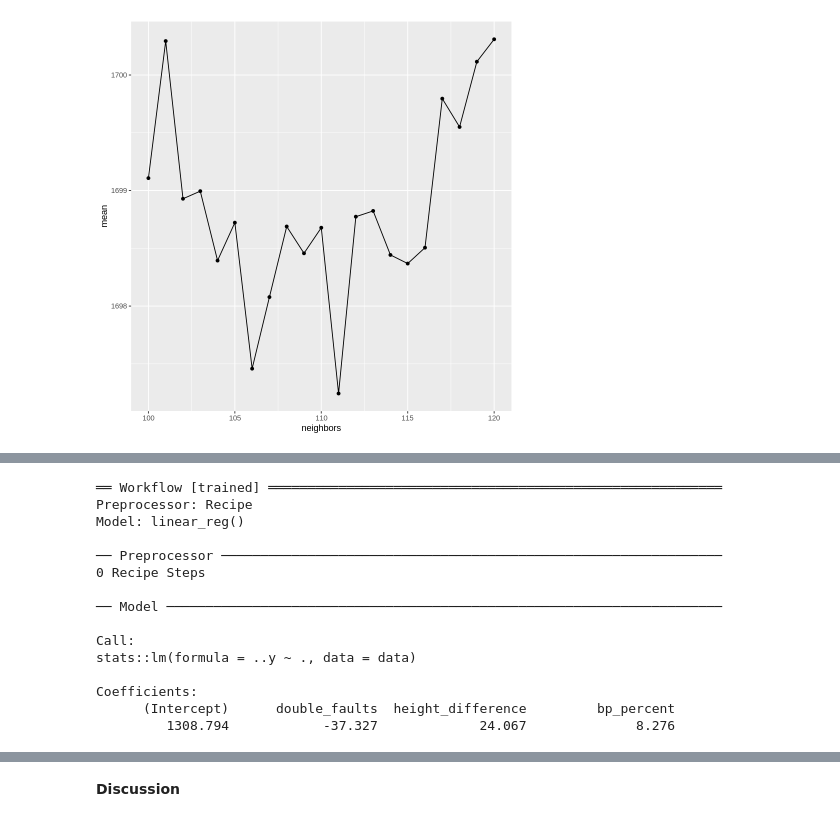
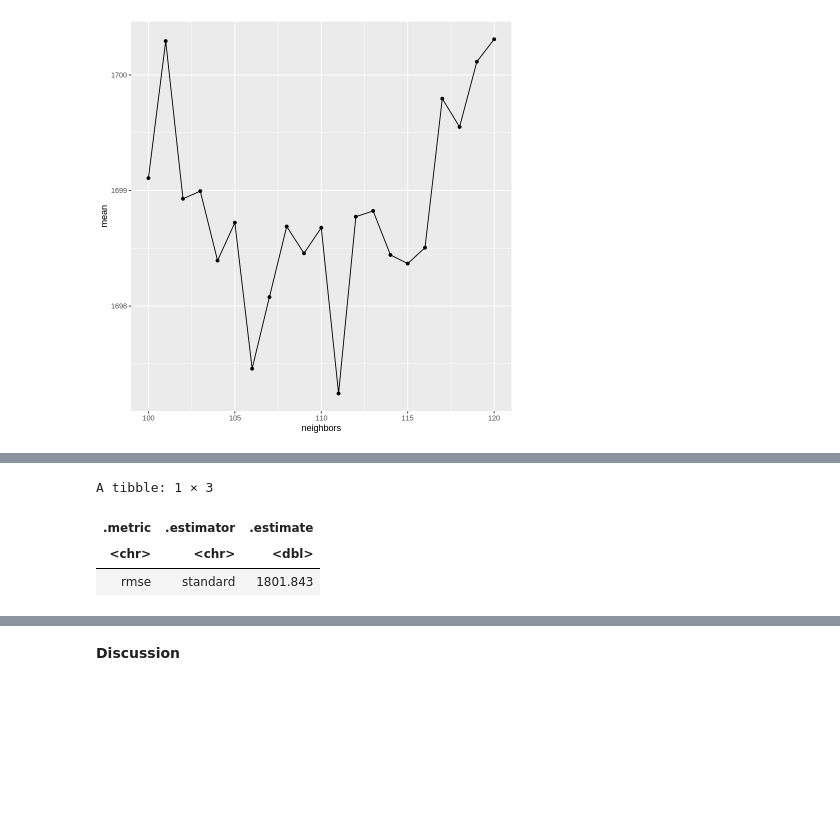
Before and after one commit to EliNAdr/DSCI-100_007-13, a Jupyter notebook: Project_report.ipynb, the cells around one changed output, grey strips where cells are left out. Saved outputs shown, nothing was run; the diff lists cells and outputs as text; code cells hidden in the pictures; blank space fills up the shorter version.

```diff
--- a/Project_report.ipynb
+++ b/Project_report.ipynb
@@ -134,36 +116,37 @@ bpratio_plot
 set.seed(5342)
 # data analysis (knn regression) - tuning
 
+# testing which predictors to include and running cross-validation
+
 # height and df: best k = 143 - rmse = 1722.395
 # height, df, bp: best k = 27 - rmse = 1732.282
 # df and bp: best k = 322 - rmse = 1808.461
-# height and bp: best k = 111 - rmse = 1697.243
+# height and bp: best k = 111 - rmse = 1697.243 <- best fit
 
-recipe <- recipe(rank_points ~ bpratio + height, data = player_train) |>
+knn_recipe <- recipe(rank_points ~ bpratio + height, data = player_train) |> # adjusted which predictors were included and ran cross-validation for each combination
     step_scale(all_predictors()) |>
     step_center(all_predictors())
 
-spec <- nearest_neighbor(weight_func = "rectangular", neighbors = tune()) |>
+knn_train_spec <- nearest_neighbor(weight_func = "rectangular", neighbors = tune()) |>
     set_engine("kknn") |>
     set_mode("regression")
 
-workflow <- workflow() |>
-    add_recipe(recipe) |>
-    add_model(spec)
+knn_train_workflow <- workflow() |>
+    add_recipe(knn_recipe) |>
+    add_model(knn_train_spec)
 
 vfold <- vfold_cv(player_train, v = 5, strata = rank_points)
-gridvals <- tibble(neighbors = seq(from = 100, to = 120, by = 1))
+gridvals <- tibble(neighbors = seq(from = 100, to = 120, by = 1)) # prior testing allowed the range to be narrowed, to find the absolute best k
 
-results <- workflow |>
+knn_train_results <- knn_train_workflow |>
     tune_grid(resamples = vfold, grid = gridvals) |>
     collect_metrics() |>
     filter(.metric == "rmse")
 
-min <- results |>
-    filter(mean == min(mean))
+min <- results |> filter(mean == min(mean)) # finding the lowest rmse k-value
 min
 
-k_win_selec <- ggplot(results, aes(x = neighbors, y = mean)) + geom_point() + geom_line()
+k_win_selec <- ggplot(results, aes(x = neighbors, y = mean)) + geom_point() + geom_line() # plot of cross-validation
 k_win_selec
 # %% [output]
 A tibble: 1 × 7
@@ -174,39 +207,40 @@ A tibble: 1 × 7
 # %%
-# data analysis (linear regression)
+set.seed(7893)
+# data analysis (linear regression) - tuning predictors
 
 # adjusting data to make the regression coefficients more easily interpretable
 mean_height <- summarize(player_train, mean_ht = mean(height))
 player_train_a <- player_train |>
     mutate(bp_percent = bpratio*100) |> # changing the break point save ratio to a percent
     mutate(mean_height, height_difference = height - mean_ht) |> # finding the difference between each player's hight and the average player's height
     select(-mean_ht)
 
-# model
-linear_recipe <- recipe(rank_points ~ double_faults + height_difference + bp_percent, data = player_train_a)
+# testing which predictors to include
+
+# df and bp: rmse = 1811.226
+# height and bp: rmse = 1804.18
+# height and df: rmse = 1809.87
+# height, df, and bp: rmse = 1801.843 <- best fit
 
 linear_spec <- linear_reg() |>
     set_engine("lm") |>
     set_mode("regression")
+
+linear_recipe <- recipe(rank_points ~ height_difference + double_faults + bp_percent, data = player_train_a) # adjusted which predictors were included and checked rmse for each combination
 
 linear_workflow <- workflow() |>
     add_recipe(linear_recipe) |>
     add_model(linear_spec) |>
     fit(player_train_a)
 
-linear_workflow
+linear_train_results <- workflow |>
+    predict(player_train_a) |>
+    bind_cols(player_train_a) |>
+    metrics(truth = rank_points, estimate = .pred) |>
+    filter(.metric == "rmse")
+linear_train_results
 # %% [output]
-══ Workflow [trained] ══════════════════════════════════════════════════════════
-Preprocessor: Recipe
-Model: linear_reg()
-
-── Preprocessor ────────────────────────────────────────────────────────────────
-0 Recipe Steps
-
-── Model ───────────────────────────────────────────────────────────────────────
-
-Call:
-stats::lm(formula = ..y ~ ., data = data)
-
-Coefficients:
-      (Intercept)      double_faults  height_difference         bp_percent
-         1308.794            -37.327             24.067              8.276
+A tibble: 1 × 3
+| .metric | .estimator | .estimate |
+| <chr> | <chr> | <dbl> |
+| rmse | standard | 1801.843 |
```
Also changed, not shown: parts of 4 cells of this notebook, 1 other file.
